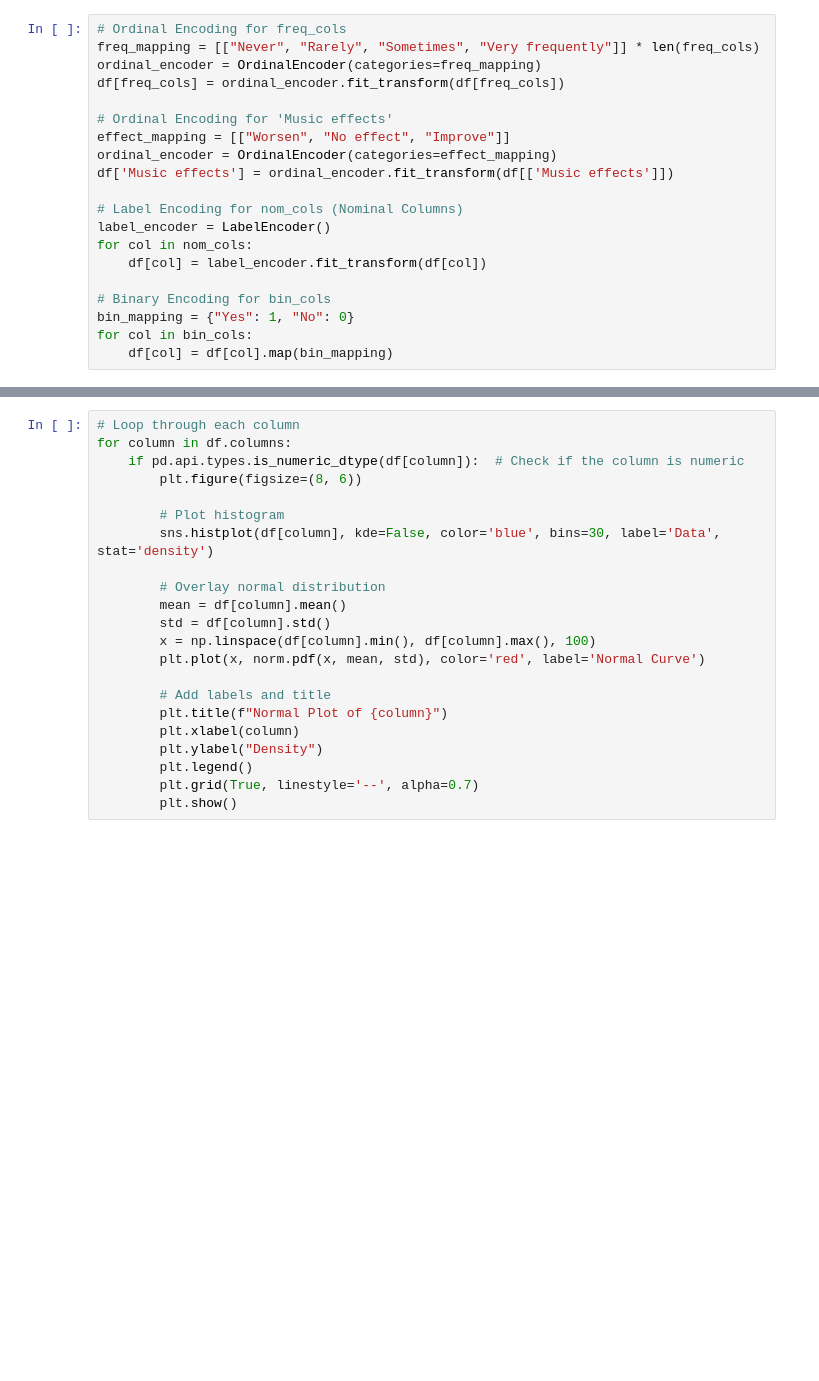
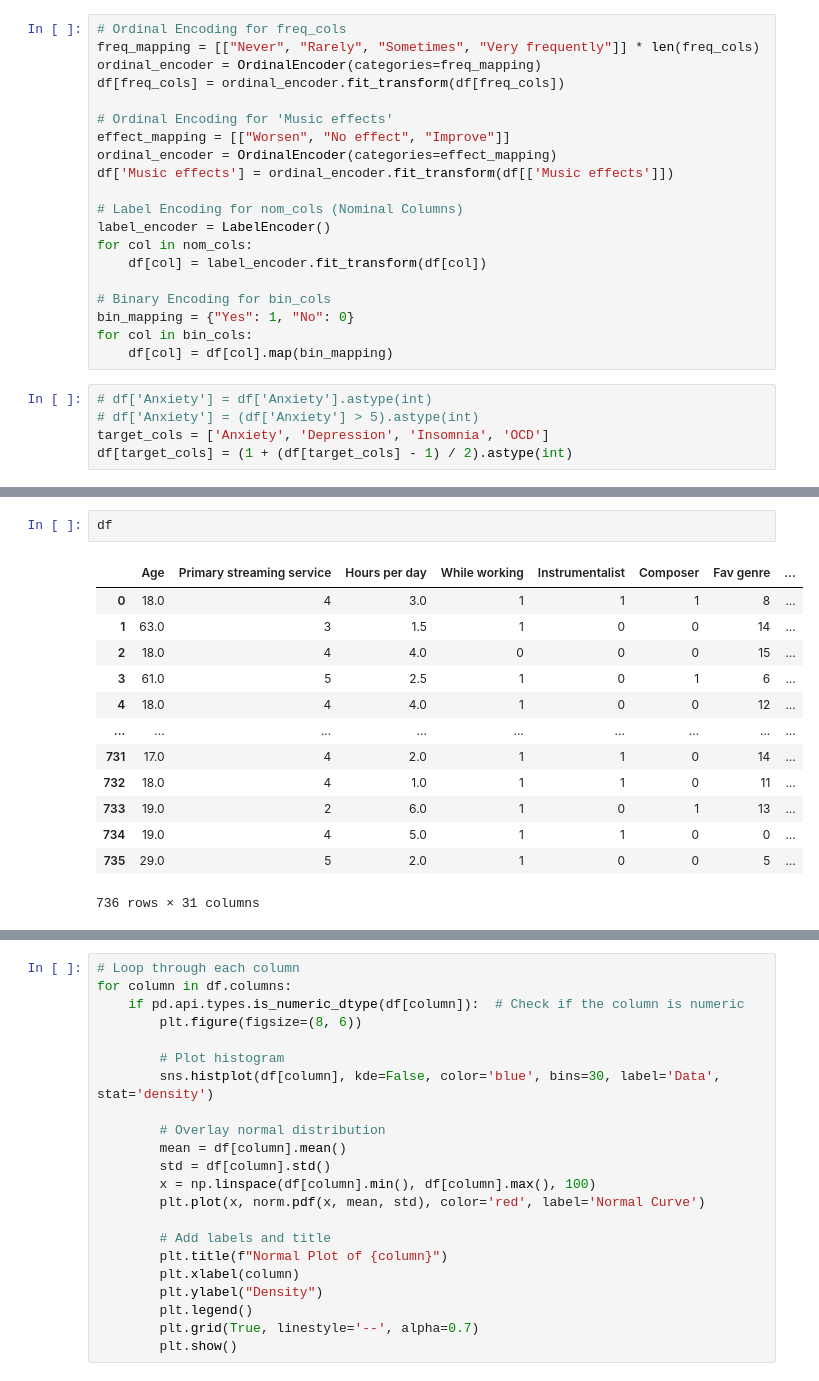
Before and after one commit to jniceshly/rm-mental-health-music, a Jupyter notebook: preprocessing.ipynb, the cells around one changed output, grey strips where cells are left out. Saved outputs shown, nothing was run; the diff lists cells and outputs as text; blank space fills up the shorter version.

```diff
--- a/preprocessing.ipynb
+++ b/preprocessing.ipynb
@@ -154,3 +154,8 @@ for col in nom_cols:
 bin_mapping = {"Yes": 1, "No": 0}
 for col in bin_cols:
     df[col] = df[col].map(bin_mapping)
+# %%
+# df['Anxiety'] = df['Anxiety'].astype(int)
+# df['Anxiety'] = (df['Anxiety'] > 5).astype(int)
+target_cols = ['Anxiety', 'Depression', 'Insomnia', 'OCD']
+df[target_cols] = (1 + (df[target_cols] - 1) / 2).astype(int)
@@ -157,3 +184,19 @@ for col in bin_cols:
+# %%
+df
+# %% [output]
+|  | Age | Primary streaming service | Hours per day | While working | Instrumentalist | Composer | Fav genre | ... |
+| 0 | 18.0 | 4 | 3.0 | 1 | 1 | 1 | 8 | ... |
+| 1 | 63.0 | 3 | 1.5 | 1 | 0 | 0 | 14 | ... |
+| 2 | 18.0 | 4 | 4.0 | 0 | 0 | 0 | 15 | ... |
+| 3 | 61.0 | 5 | 2.5 | 1 | 0 | 1 | 6 | ... |
+| 4 | 18.0 | 4 | 4.0 | 1 | 0 | 0 | 12 | ... |
+| ... | ... | ... | ... | ... | ... | ... | ... | ... |
+| 731 | 17.0 | 4 | 2.0 | 1 | 1 | 0 | 14 | ... |
+| 732 | 18.0 | 4 | 1.0 | 1 | 1 | 0 | 11 | ... |
+| 733 | 19.0 | 2 | 6.0 | 1 | 0 | 1 | 13 | ... |
+| 734 | 19.0 | 4 | 5.0 | 1 | 1 | 0 | 0 | ... |
+| 735 | 29.0 | 5 | 2.0 | 1 | 0 | 0 | 5 | ... |
+736 rows × 31 columns
 # %%
 df.info()
 # %% [output]
```
Also changed, not shown: parts of 8 cells of this notebook.
